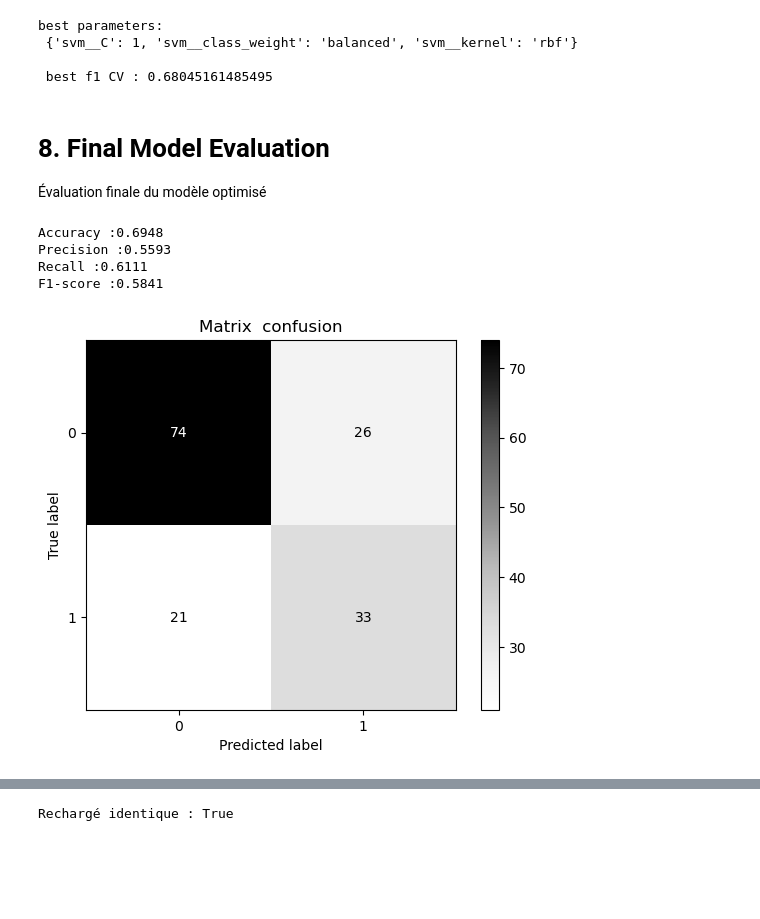
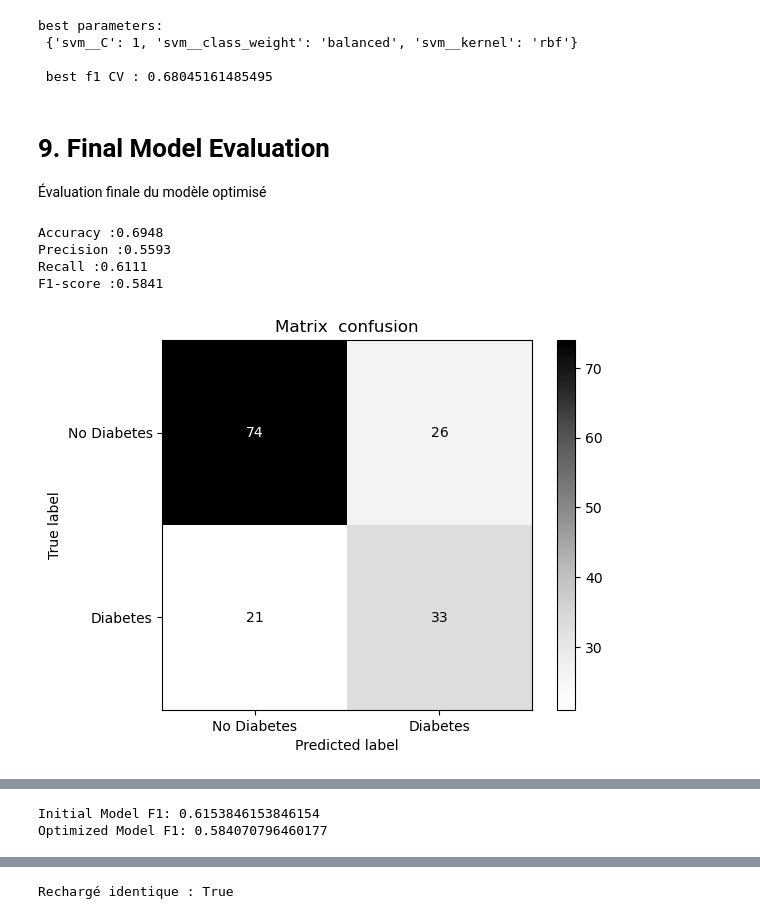
Before and after one commit to sami2000-prog/diabetes-prediction-svm, a Jupyter notebook: diabetes_prediction.ipynb, the cells around one changed output, grey strips where cells are left out. Drawn from its saved outputs; the diff is of its cells as text; code cells hidden in the pictures; blank space fills up the shorter version.

```diff
--- a/diabetes_prediction.ipynb
+++ b/diabetes_prediction.ipynb
@@ -204,7 +204,7 @@ best parameters:
 
  best f1 CV : 0.68045161485495
 # %% [markdown]
-# 8. Final Model Evaluation
+# 9. Final Model Evaluation
 Évaluation finale du modèle optimisé
 # %%
 best_model= grid.best_estimator_
@@ -225,12 +225,13 @@ Precision :0.5593
 Recall :0.6111
 F1-score :0.5841
 # %%
-ConfusionMatrixDisplay.from_estimator(best_model, X_test, y_test, cmap='Grays')
+ConfusionMatrixDisplay.from_estimator(best_model, X_test, y_test, cmap='Grays',display_labels=['No Diabetes', 'Diabetes'],
+    values_format='d')
 plt.title('Matrix  confusion')
 plt.grid(False)
 plt.show()
 # %% [output]
-[figure, old version]
+[figure, new version]
 # %%
 
 
@@ -248,3 +250,9 @@ print("\n Classification Report:",classification_report(
     accuracy                           0.69       154
    macro avg       0.67      0.68      0.67       154
 weighted avg       0.70      0.69      0.70       154
+# %%
+print("\nInitial Model F1:", f1_score(y_test, y_predict))
+print("Optimized Model F1:", f1_score(y_test, new_y_predict))
+# %% [output]
+Initial Model F1: 0.6153846153846154
+Optimized Model F1: 0.584070796460177
```
Also changed, not shown: parts of 15 cells of this notebook, 1 other file.
